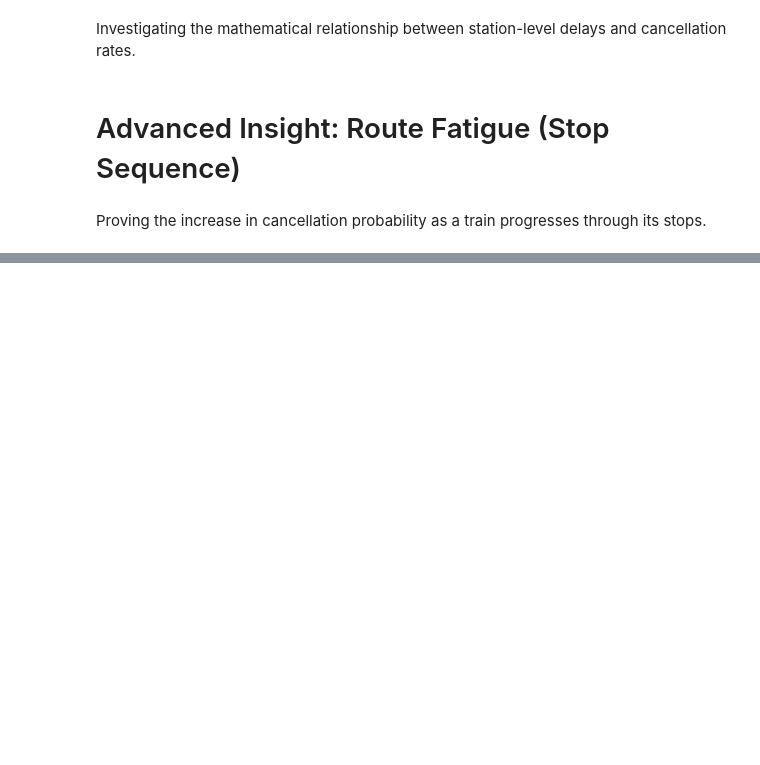
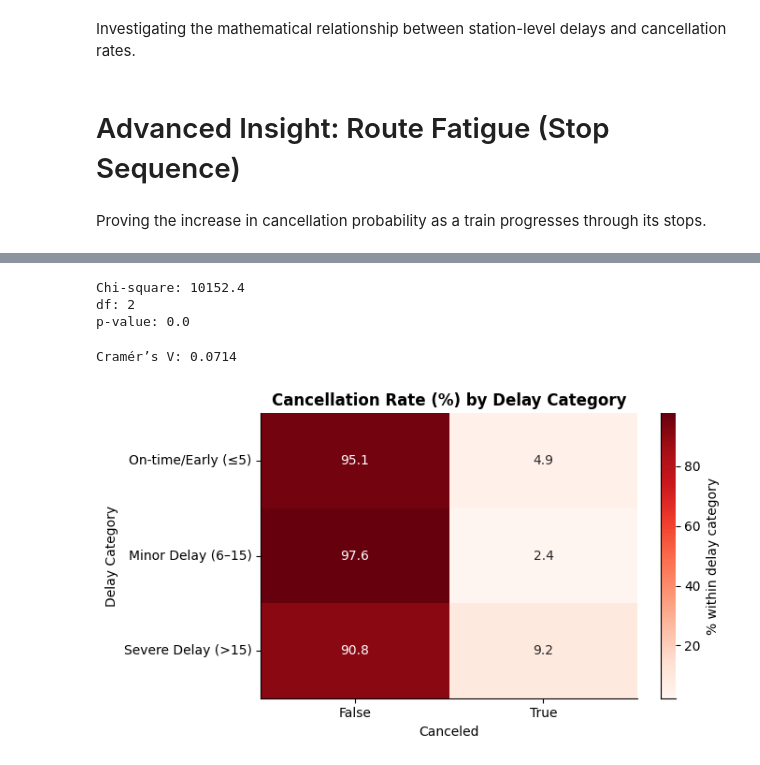
Before and after one commit to kellymegan/ASDA_2025_Group_2_Portfolio_, a Jupyter notebook: notebooks/exam_group2_notebook.ipynb, the cells around one changed output, grey strips where cells are left out. Drawn from its saved outputs; the diff is of its cells as text; code cells hidden in the pictures; blank space fills up the shorter version.

```diff
--- a/notebooks/exam_group2_notebook.ipynb
+++ b/notebooks/exam_group2_notebook.ipynb
@@ -1355,0 +1549,10 @@ print(f"  Result: {'SIGNIFICANT' if p_seq < 0.05 else 'NOT SIGNIFICANT'}")
+# %%
+# 8) Delay Category Creation
+
+df_clean["delay_category"] = pd.cut(
+    df_clean["delay_in_min"],
+    bins=[-np.inf, 5, 15, np.inf],
+    labels=["On-time/Early (≤5)", "Minor Delay (6–15)", "Severe Delay (>15)"]
+)
+
+df_clean["delay_category"].value_counts()
@@ -1355,0 +1577,9 @@ print(f"  Result: {'SIGNIFICANT' if p_seq < 0.05 else 'NOT SIGNIFICANT'}")
+# %%
+# Row % (Best for interpretation)
+cross_tab_pct = pd.crosstab(
+    df_clean["delay_category"],
+    df_clean["is_canceled"],
+    normalize="index"
+) * 100
+
+cross_tab_pct.round(2)
@@ -1355,0 +1592,47 @@ print(f"  Result: {'SIGNIFICANT' if p_seq < 0.05 else 'NOT SIGNIFICANT'}")
+# %%
+
+#  Chi-square Test: Delay category vs cancellation
+
+
+chi2, p, dof, expected = stats.chi2_contingency(cross_tab)
+
+print("Chi-square:", round(chi2, 2))
+print("df:", dof)
+print("p-value:", p)
+# %% [output]
+Chi-square: 10152.4
+df: 2
+p-value: 0.0
+# %%
+#  Effect Size: Cramér’s V
+
+
+n = cross_tab.to_numpy().sum()
+r, k = cross_tab.shape
+cramers_v = np.sqrt(chi2 / (n * (min(r, k) - 1)))
+
+print("Cramér’s V:", round(float(cramers_v), 4))
+# %% [output]
+Cramér’s V: 0.0714
+# %%
+
+# Visual: Heatmap (Cancellation % by Delay Category)
+
+
+plt.figure(figsize=(7,4))
+ax = sns.heatmap(
+    cross_tab_pct,
+    annot=True,
+    fmt=".1f",
+    cmap="Reds",
+    cbar_kws={"label": "% within delay category"}
+)
+
+sns.despine()
+plt.title("Cancellation Rate (%) by Delay Category", weight="bold")
+plt.xlabel("Canceled")
+plt.ylabel("Delay Category")
+plt.tight_layout()
+plt.show()
+# %% [output]
+[figure, added]
```
Also changed, not shown: parts of 18 cells of this notebook.
